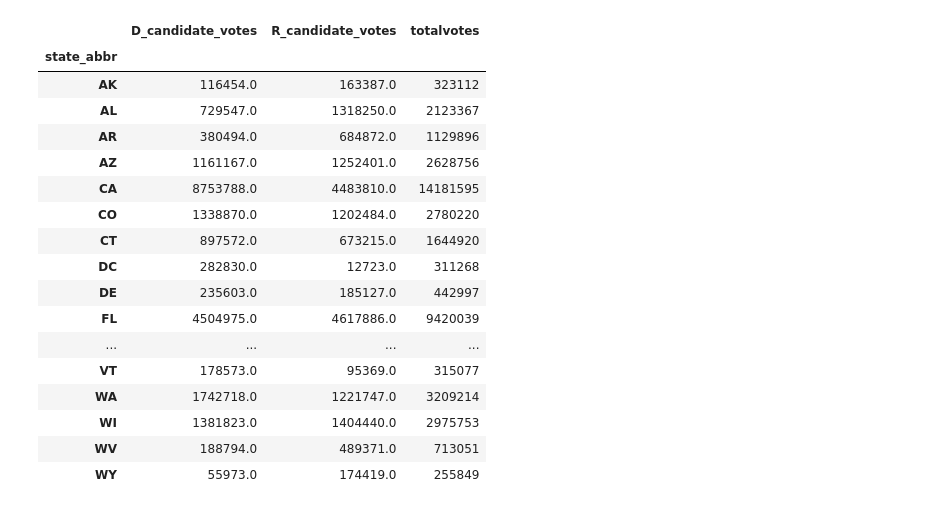
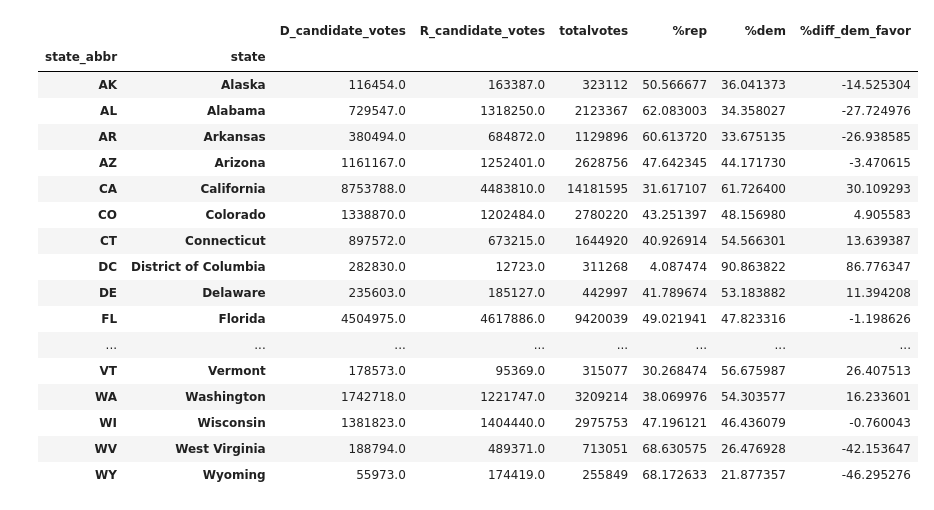
Before and after one commit to malloyda17/info4310-hw2, a Jupyter notebook: creating2016_StateData.ipynb, the cells around one changed output. Saved outputs shown, nothing was run; the diff lists cells and outputs as text; code cells hidden in the pictures.

```diff
--- a/creating2016_StateData.ipynb
+++ b/creating2016_StateData.ipynb
@@ -28,25 +28,27 @@ by_county
 # %%
-by_state = by_county.groupby(['state_abbr']).agg({'D_candidate_votes':"sum",'R_candidate_votes':'sum','totalvotes':'sum'})
+by_state = by_county.groupby(['state_abbr','state']).agg({'D_candidate_votes':"sum",'R_candidate_votes':'sum','totalvotes':'sum'})
 # %%
 by_state['%rep'] = (by_state['R_candidate_votes']/by_state['totalvotes'])* 100
 by_state['%dem'] = (by_state['D_candidate_votes']/by_state['totalvotes'])* 100
-by_state['%diff_dem_favor'] = by_state['%dem']
+by_state['%diff_dem_favor'] = by_state['%dem']- by_state['%rep']
-# %% [output]
-|  | D_candidate_votes | R_candidate_votes | totalvotes |
-| state_abbr |  |  |  |
-| AK | 116454.0 | 163387.0 | 323112 |
-| AL | 729547.0 | 1318250.0 | 2123367 |
-| AR | 380494.0 | 684872.0 | 1129896 |
-| AZ | 1161167.0 | 1252401.0 | 2628756 |
-| CA | 8753788.0 | 4483810.0 | 14181595 |
-| CO | 1338870.0 | 1202484.0 | 2780220 |
-| CT | 897572.0 | 673215.0 | 1644920 |
-| DC | 282830.0 | 12723.0 | 311268 |
-| DE | 235603.0 | 185127.0 | 442997 |
-| FL | 4504975.0 | 4617886.0 | 9420039 |
-| ... | ... | ... | ... |
-| VT | 178573.0 | 95369.0 | 315077 |
-| WA | 1742718.0 | 1221747.0 | 3209214 |
-| WI | 1381823.0 | 1404440.0 | 2975753 |
-| WV | 188794.0 | 489371.0 | 713051 |
-| WY | 55973.0 | 174419.0 | 255849 |
+# %%
+by_state
+# %% [output]
+|  |  | D_candidate_votes | R_candidate_votes | totalvotes | %rep | %dem | %diff_dem_favor |
+| state_abbr | state |  |  |  |  |  |  |
+| AK | Alaska | 116454.0 | 163387.0 | 323112 | 50.566677 | 36.041373 | -14.525304 |
+| AL | Alabama | 729547.0 | 1318250.0 | 2123367 | 62.083003 | 34.358027 | -27.724976 |
+| AR | Arkansas | 380494.0 | 684872.0 | 1129896 | 60.613720 | 33.675135 | -26.938585 |
+| AZ | Arizona | 1161167.0 | 1252401.0 | 2628756 | 47.642345 | 44.171730 | -3.470615 |
+| CA | California | 8753788.0 | 4483810.0 | 14181595 | 31.617107 | 61.726400 | 30.109293 |
+| CO | Colorado | 1338870.0 | 1202484.0 | 2780220 | 43.251397 | 48.156980 | 4.905583 |
+| CT | Connecticut | 897572.0 | 673215.0 | 1644920 | 40.926914 | 54.566301 | 13.639387 |
+| DC | District of Columbia | 282830.0 | 12723.0 | 311268 | 4.087474 | 90.863822 | 86.776347 |
+| DE | Delaware | 235603.0 | 185127.0 | 442997 | 41.789674 | 53.183882 | 11.394208 |
+| FL | Florida | 4504975.0 | 4617886.0 | 9420039 | 49.021941 | 47.823316 | -1.198626 |
+| ... | ... | ... | ... | ... | ... | ... | ... |
+| VT | Vermont | 178573.0 | 95369.0 | 315077 | 30.268474 | 56.675987 | 26.407513 |
+| WA | Washington | 1742718.0 | 1221747.0 | 3209214 | 38.069976 | 54.303577 | 16.233601 |
+| WI | Wisconsin | 1381823.0 | 1404440.0 | 2975753 | 47.196121 | 46.436079 | -0.760043 |
+| WV | West Virginia | 188794.0 | 489371.0 | 713051 | 68.630575 | 26.476928 | -42.153647 |
+| WY | Wyoming | 55973.0 | 174419.0 | 255849 | 68.172633 | 21.877357 | -46.295276 |
```
Also changed, not shown: parts of 2 cells of this notebook, 3 other files.
